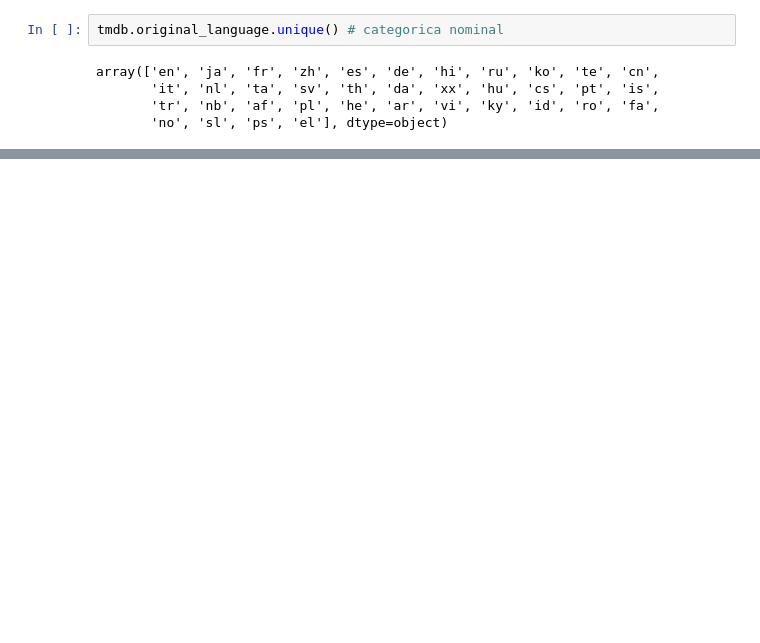
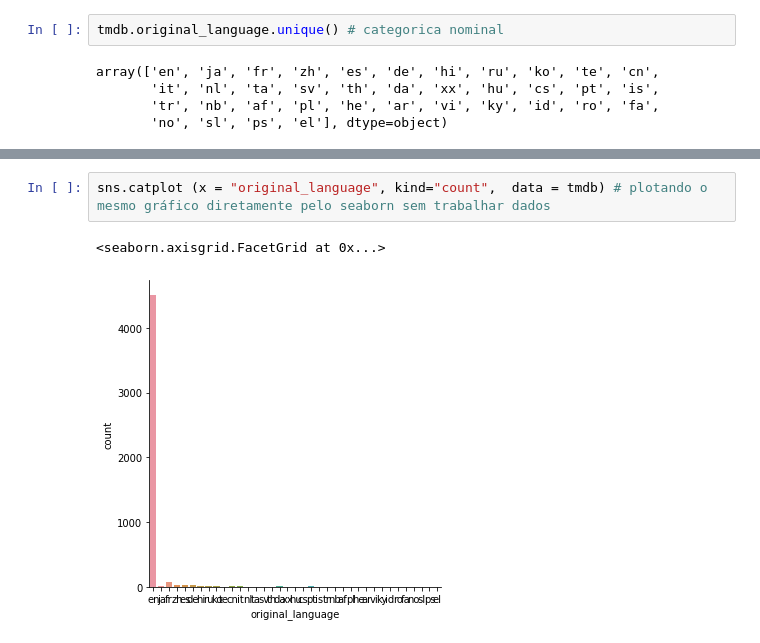
Before and after one commit to eduardomedeiro5/Data_Science1, a Jupyter notebook: Introdução_a_Data_Science.ipynb, the cells around one changed output, grey strips where cells are left out. Saved outputs shown, nothing was run; the diff lists cells and outputs as text; blank space fills up the shorter version.

```diff
--- a/Introdução_a_Data_Science.ipynb
+++ b/Introdução_a_Data_Science.ipynb
@@ -223,0 +231,5 @@ contagem_de_lingua.head()
+# %%
+sns.catplot (x = "original_language", kind="count",  data = tmdb) # plotando o mesmo gráfico diretamente pelo seaborn sem trabalhar dados
+# %% [output]
+<seaborn.axisgrid.FacetGrid at 0x...>
+[figure, added]
```
Also changed, not shown: parts of 5 cells of this notebook.
